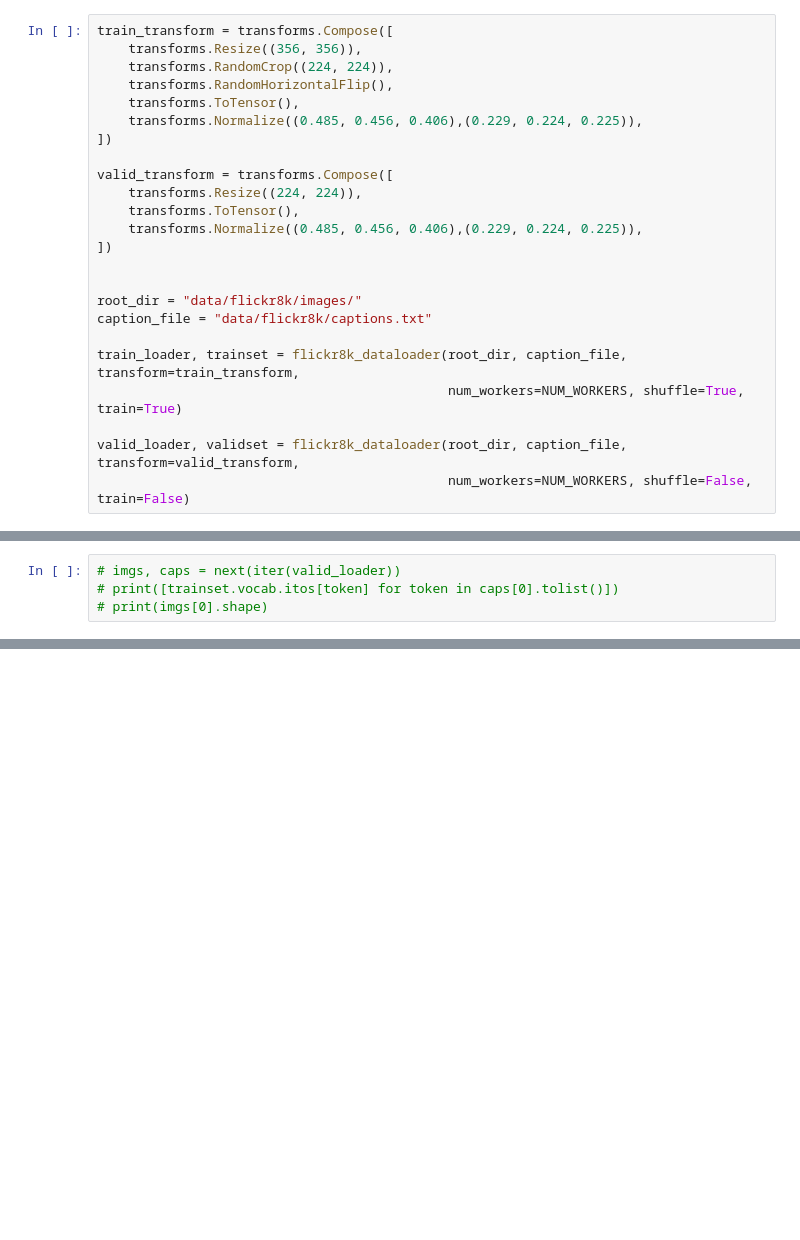
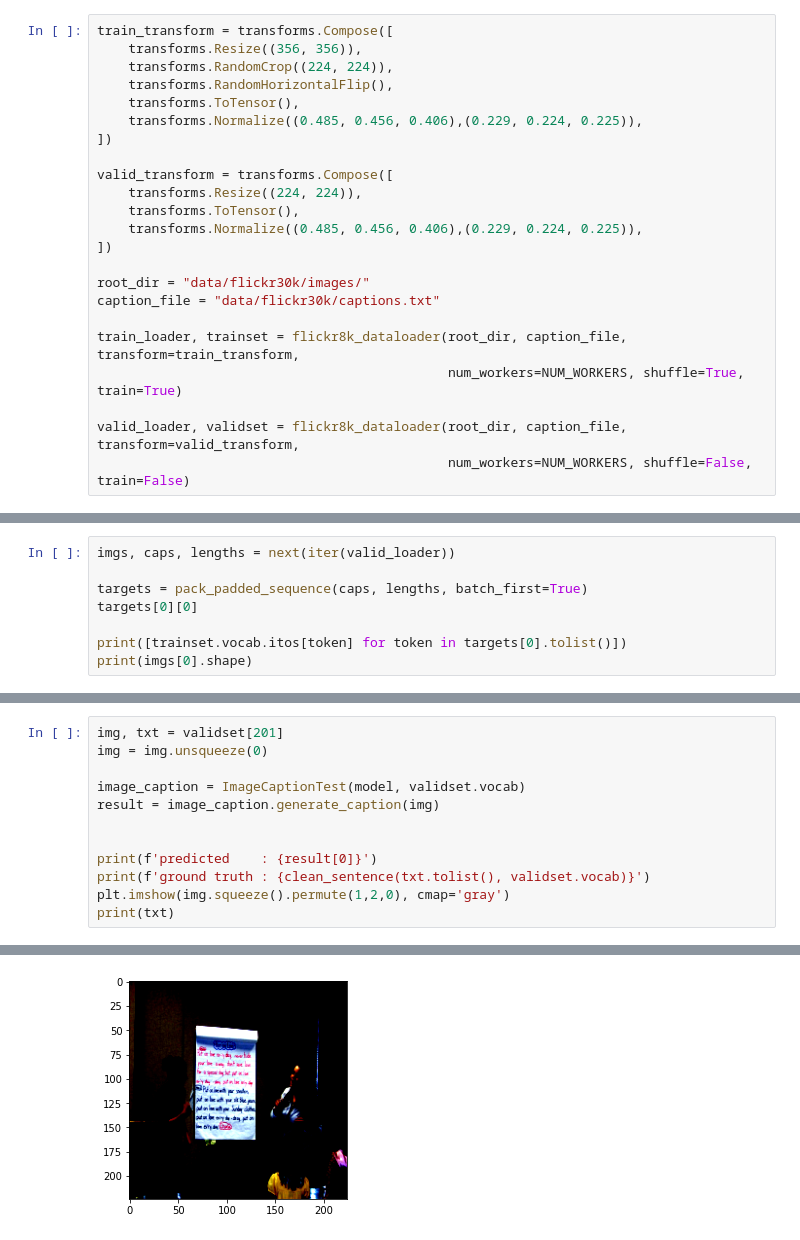
Before and after one commit to nunenuh/imgcap.pytorch, a Jupyter notebook: notebook/train_v1.ipynb, the cells around one changed output, grey strips where cells are left out. Cells and saved outputs as stored; diff of their text form; blank space fills up the shorter version.

Commit message:
feat: add train_v1 for training with notebook

```diff
--- a/notebook/train_v1.ipynb
+++ b/notebook/train_v1.ipynb
@@ -186,9 +201,8 @@ valid_transform = transforms.Compose([
     transforms.Normalize((0.485, 0.456, 0.406),(0.229, 0.224, 0.225)),
 ])
 
-
-root_dir = "data/flickr8k/images/"
-caption_file = "data/flickr8k/captions.txt"
+root_dir = "data/flickr30k/images/"
+caption_file = "data/flickr30k/captions.txt"
 
 train_loader, trainset = flickr8k_dataloader(root_dir, caption_file, transform=train_transform,
                                              num_workers=NUM_WORKERS, shuffle=True, train=True)
@@ -202,4 +219,8 @@ valid_loader, validset = flickr8k_dataloader(root_dir, caption_file, transform=v
 # %%
-# imgs, caps = next(iter(valid_loader))
-# print([trainset.vocab.itos[token] for token in caps[0].tolist()])
-# print(imgs[0].shape)
+imgs, caps, lengths = next(iter(valid_loader))
+
+targets = pack_padded_sequence(caps, lengths, batch_first=True)
+targets[0][0]
+
+print([trainset.vocab.itos[token] for token in targets[0].tolist()])
+print(imgs[0].shape)
@@ -423,0 +456,13 @@ Epoch 00097: val_checkpoint_on reached 0.00364 (best 0.00364), saving model to .
+# %%
+img, txt = validset[201]
+img = img.unsqueeze(0)
+
+image_caption = ImageCaptionTest(model, validset.vocab)
+result = image_caption.generate_caption(img)
+
+
+print(f'predicted    : {result[0]}')
+print(f'ground truth : {clean_sentence(txt.tolist(), validset.vocab)}')
+plt.imshow(img.squeeze().permute(1,2,0), cmap='gray')
+print(txt)
+# %% [output]
@@ -423,0 +473 @@ Epoch 00097: val_checkpoint_on reached 0.00364 (best 0.00364), saving model to .
+[figure, added]
```
Also changed, not shown: parts of 18 cells of this notebook.
